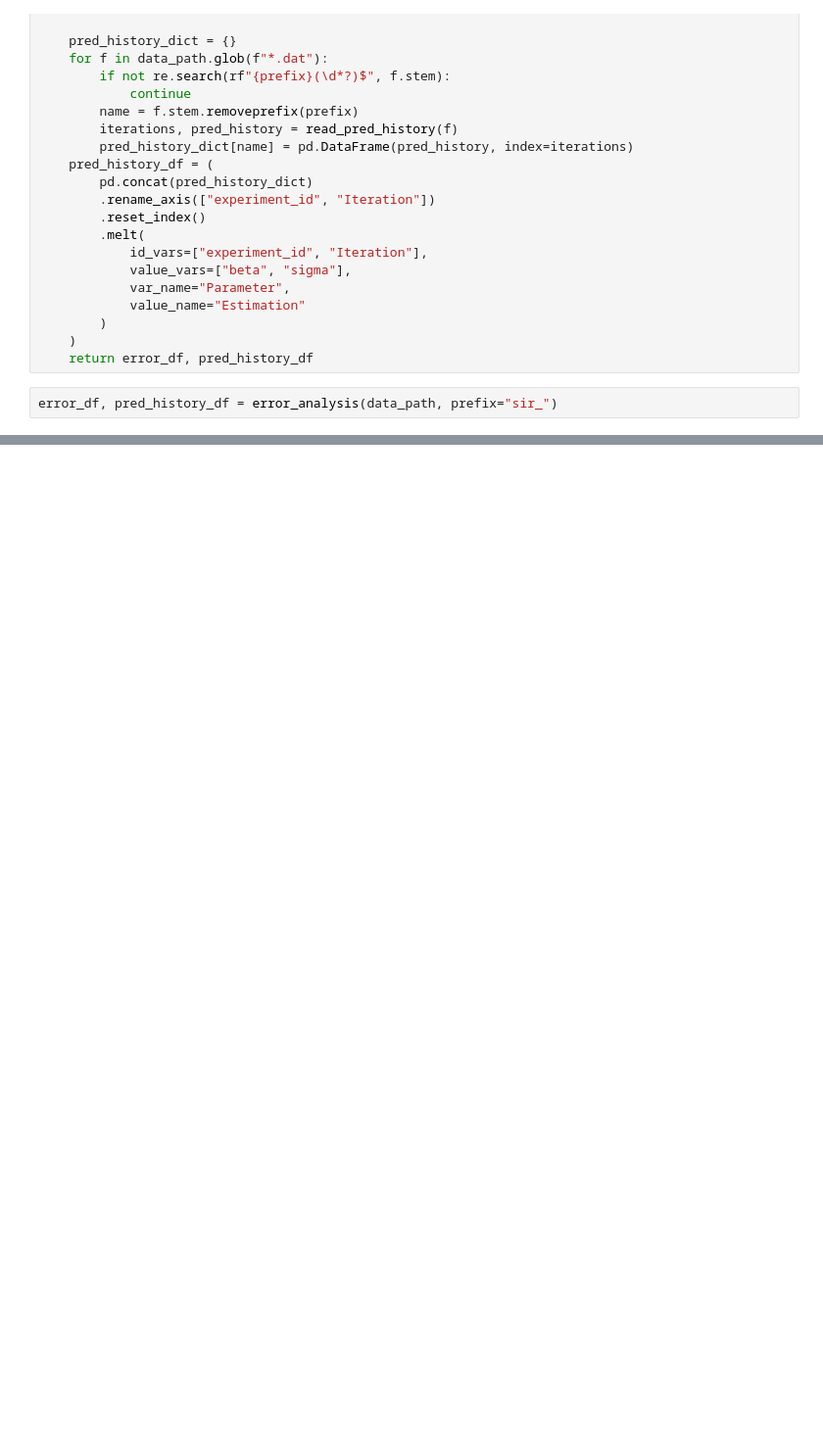
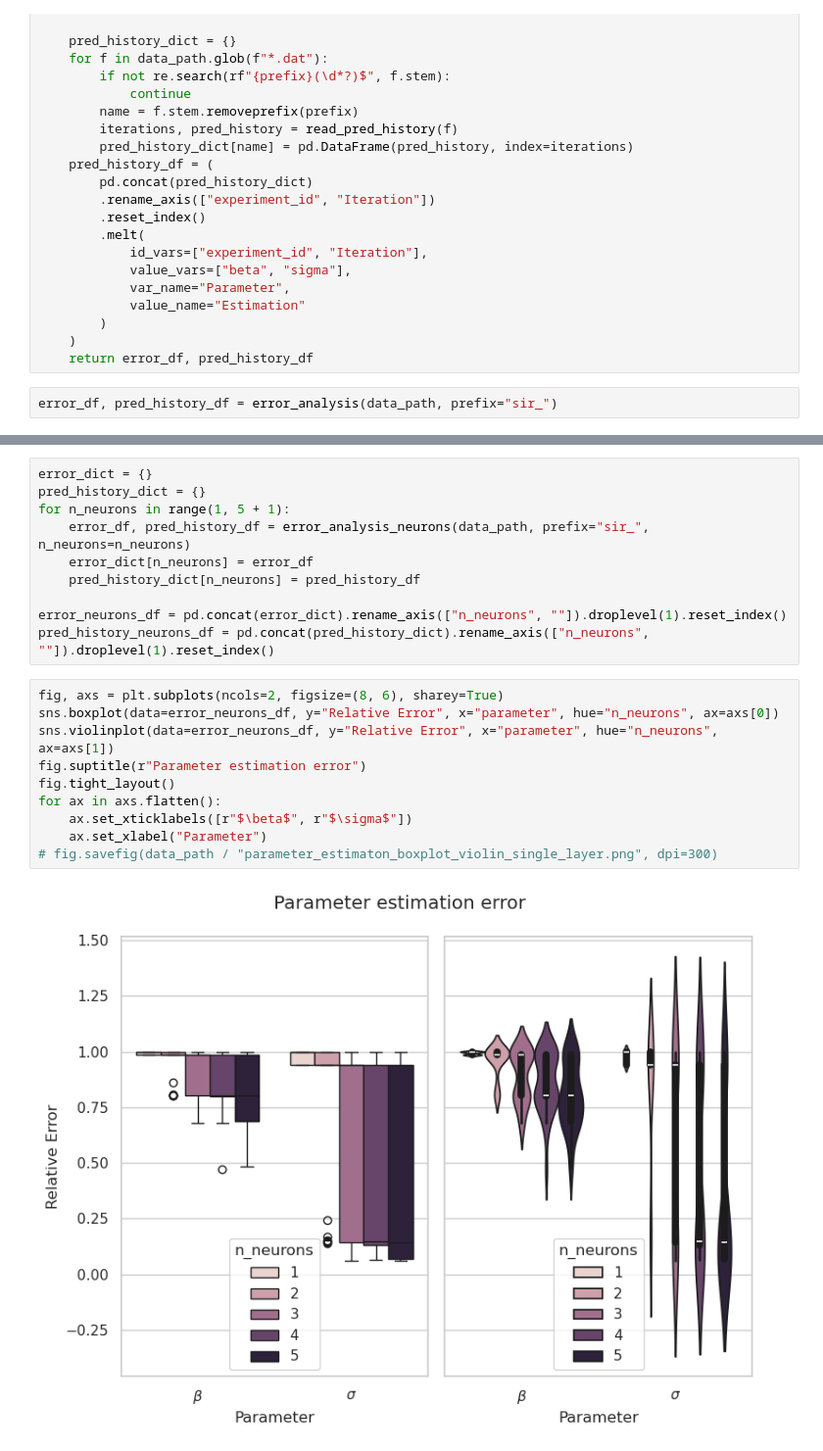
Before and after one commit to aoguedao/enhancing-pedagogical-practices-with-ai-in-math-bio, a Jupyter notebook: source/postprocessing.ipynb, the cells around one changed output, grey strips where cells are left out. Shown at 98% size. Drawn from its saved outputs; the diff is of its cells as text; blank space fills up the shorter version.

Commit message:
postprocessing single layer

```diff
--- a/source/postprocessing.ipynb
+++ b/source/postprocessing.ipynb
@@ -99,0 +131,22 @@ fig.savefig(data_path / "parameter_estimation_learning_curves.png", dpi=300)
+# %%
+error_dict = {}
+pred_history_dict = {}
+for n_neurons in range(1, 5 + 1):
+    error_df, pred_history_df = error_analysis_neurons(data_path, prefix="sir_", n_neurons=n_neurons)
+    error_dict[n_neurons] = error_df
+    pred_history_dict[n_neurons] = pred_history_df
+
+error_neurons_df = pd.concat(error_dict).rename_axis(["n_neurons", ""]).droplevel(1).reset_index()
+pred_history_neurons_df = pd.concat(pred_history_dict).rename_axis(["n_neurons", ""]).droplevel(1).reset_index()
+# %%
+fig, axs = plt.subplots(ncols=2, figsize=(8, 6), sharey=True)
+sns.boxplot(data=error_neurons_df, y="Relative Error", x="parameter", hue="n_neurons", ax=axs[0])
+sns.violinplot(data=error_neurons_df, y="Relative Error", x="parameter", hue="n_neurons", ax=axs[1])
+fig.suptitle(r"Parameter estimation error")
+fig.tight_layout()
+for ax in axs.flatten():
+    ax.set_xticklabels([r"$\beta$", r"$\sigma$"])
+    ax.set_xlabel("Parameter")
+# fig.savefig(data_path / "parameter_estimaton_boxplot_violin_single_layer.png", dpi=300)
+# %% [output]
+[figure, added]
```
Also changed, not shown: parts of 7 cells of this notebook.
